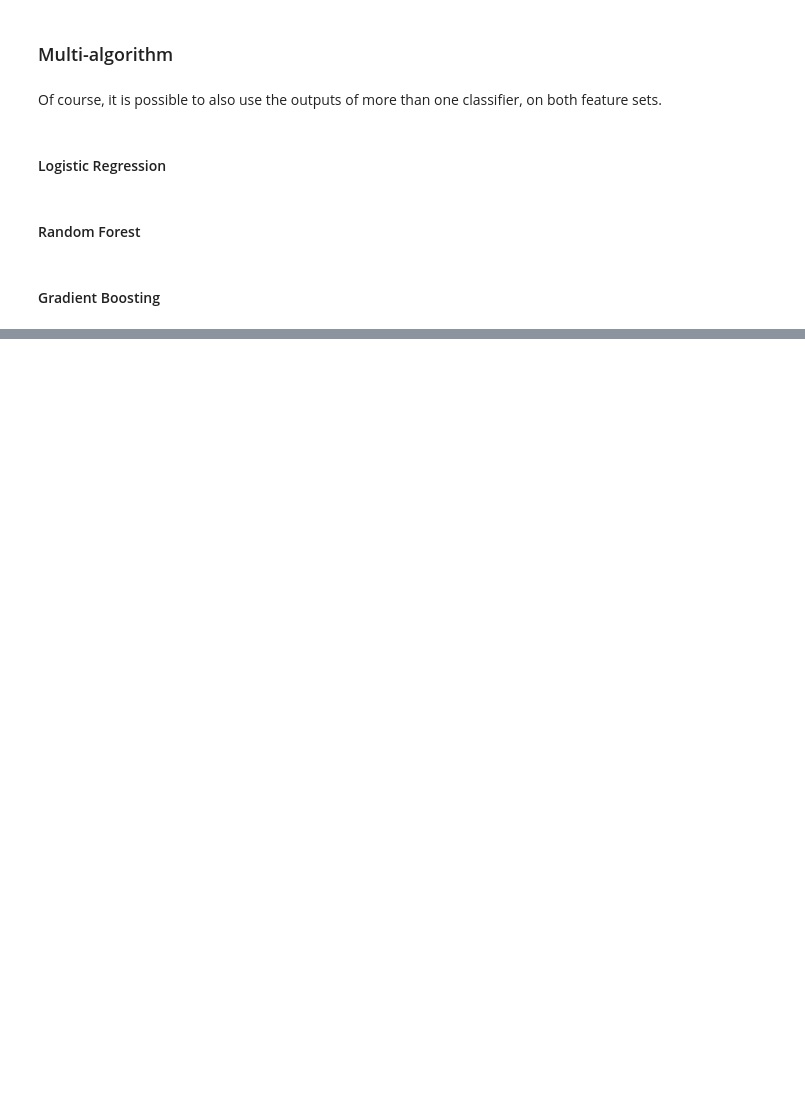
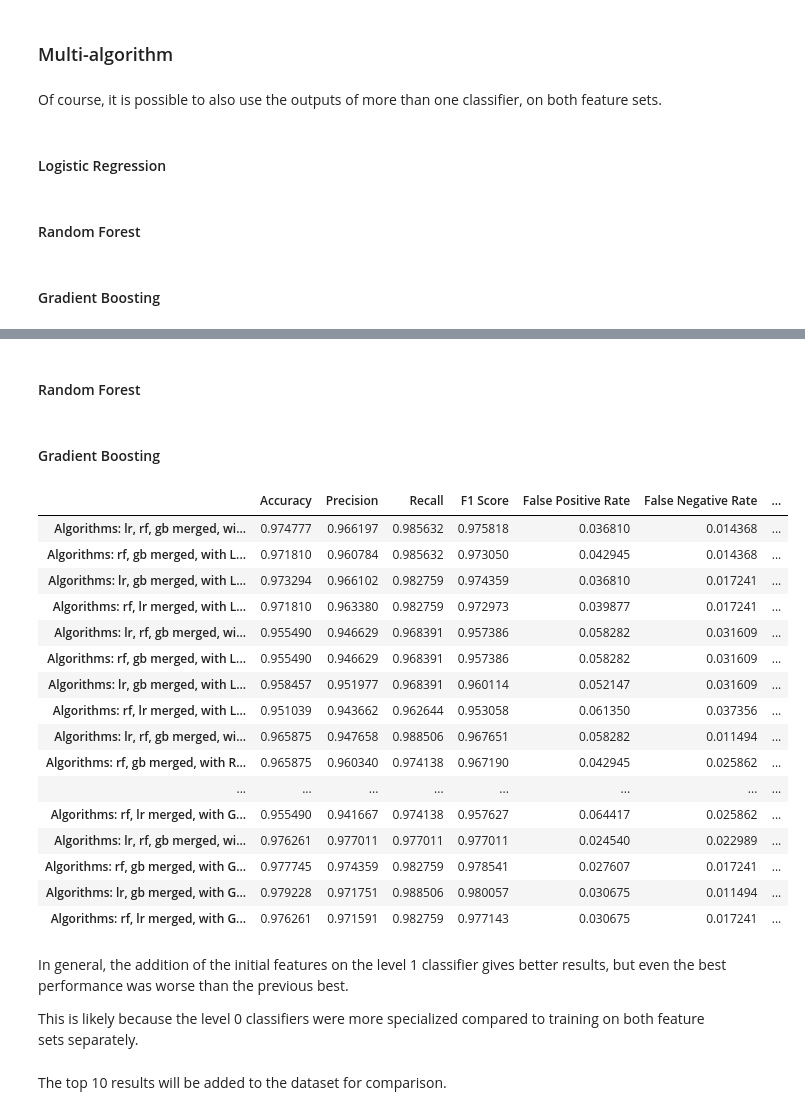
Before and after one commit to liakoyras/thesis-phishing-email-detection, a Jupyter notebook: Style and Content Classification.ipynb, the cells around one changed output, grey strips where cells are left out. Saved outputs shown, nothing was run; the diff lists cells and outputs as text; code cells hidden in the pictures; blank space fills up the shorter version.

```diff
--- a/Style and Content Classification.ipynb
+++ b/Style and Content Classification.ipynb
@@ -485,0 +496,3 @@ results_stacking_balanced_best.sort_values(by=['F1 Score'], ascending = [False])
+# %%
+train_feature_sets_balanced_merged = [{'name': 'merge', 'features': style_content_train_balanced}]
+test_feature_sets_balanced_merged = [{'name': 'merge', 'features': style_content_test_balanced}]
@@ -485,0 +508,2 @@ results_stacking_balanced_best.sort_values(by=['F1 Score'], ascending = [False])
+# %%
+results_stacking_balanced_merged = pd.DataFrame()
@@ -485,0 +545,2 @@ results_stacking_balanced_best.sort_values(by=['F1 Score'], ascending = [False])
+# %% [markdown]
+#### Random Forest
@@ -485,0 +580,61 @@ results_stacking_balanced_best.sort_values(by=['F1 Score'], ascending = [False])
+# %% [markdown]
+#### Gradient Boosting
+# %%
+stacked_clf = ml.train_stacked_models(merged_models_balanced, train_feature_sets_balanced_merged, style_train_balanced['target'], final_classifier=gb, exclude_models=['dt', 'nb'], append_features=False)
+stacked_preds = ml.test_stacked_models(merged_models_balanced, test_feature_sets_balanced_merged, style_test_balanced['target'], stacked_clf, exclude_models=['dt', 'nb'], append_features=False, result_row_name="Algorithms: lr, rf, gb merged, with GradientBoostingClassifier")
+results_stacking_balanced_merged = pd.concat([results_stacking_balanced_merged, stacked_preds['results']])
+
+stacked_clf = ml.train_stacked_models(merged_models_balanced, train_feature_sets_balanced_merged, style_train_balanced['target'], final_classifier=gb, exclude_models=['dt', 'nb', 'lr'], append_features=False)
+stacked_preds = ml.test_stacked_models(merged_models_balanced, test_feature_sets_balanced_merged, style_test_balanced['target'], stacked_clf, exclude_models=['dt', 'nb', 'lr'], append_features=False, result_row_name="Algorithms: rf, gb merged, with GradientBoostingClassifier")
+results_stacking_balanced_merged = pd.concat([results_stacking_balanced_merged, stacked_preds['results']])
+
+stacked_clf = ml.train_stacked_models(merged_models_balanced, train_feature_sets_balanced_merged, style_train_balanced['target'], final_classifier=gb, exclude_models=['dt', 'nb', 'rf'], append_features=False)
+stacked_preds = ml.test_stacked_models(merged_models_balanced, test_feature_sets_balanced_merged, style_test_balanced['target'], stacked_clf, exclude_models=['dt', 'nb', 'rf'], append_features=False, result_row_name="Algorithms: lr, gb merged, with GradientBoostingClassifier")
+results_stacking_balanced_merged = pd.concat([results_stacking_balanced_merged, stacked_preds['results']])
+
+stacked_clf = ml.train_stacked_models(merged_models_balanced, train_feature_sets_balanced_merged, style_train_balanced['target'], final_classifier=gb, exclude_models=['dt', 'nb', 'gb'], append_features=False)
+stacked_preds = ml.test_stacked_models(merged_models_balanced, test_feature_sets_balanced_merged, style_test_balanced['target'], stacked_clf, exclude_models=['dt', 'nb', 'gb'], append_features=False, result_row_name="Algorithms: rf, lr merged, with GradientBoostingClassifier")
+results_stacking_balanced_merged = pd.concat([results_stacking_balanced_merged, stacked_preds['results']])
+
+# Append features
+stacked_clf = ml.train_stacked_models(merged_models_balanced, train_feature_sets_balanced_merged, style_train_balanced['target'], final_classifier=gb, exclude_models=['dt', 'nb'], append_features=True)
+stacked_preds = ml.test_stacked_models(merged_models_balanced, test_feature_sets_balanced_merged, style_test_balanced['target'], stacked_clf, exclude_models=['dt', 'nb'], append_features=True, result_row_name="Algorithms: lr, rf, gb merged, with GradientBoostingClassifier (with appended features)")
+results_stacking_balanced_merged = pd.concat([results_stacking_balanced_merged, stacked_preds['results']])
+
+stacked_clf = ml.train_stacked_models(merged_models_balanced, train_feature_sets_balanced_merged, style_train_balanced['target'], final_classifier=gb, exclude_models=['dt', 'nb', 'lr'], append_features=True)
+stacked_preds = ml.test_stacked_models(merged_models_balanced, test_feature_sets_balanced_merged, style_test_balanced['target'], stacked_clf, exclude_models=['dt', 'nb', 'lr'], append_features=True, result_row_name="Algorithms: rf, gb merged, with GradientBoostingClassifier (with appended features)")
+results_stacking_balanced_merged = pd.concat([results_stacking_balanced_merged, stacked_preds['results']])
+
+stacked_clf = ml.train_stacked_models(merged_models_balanced, train_feature_sets_balanced_merged, style_train_balanced['target'], final_classifier=gb, exclude_models=['dt', 'nb', 'rf'], append_features=True)
+stacked_preds = ml.test_stacked_models(merged_models_balanced, test_feature_sets_balanced_merged, style_test_balanced['target'], stacked_clf, exclude_models=['dt', 'nb', 'rf'], append_features=True, result_row_name="Algorithms: lr, gb merged, with GradientBoostingClassifier (with appended features)")
+results_stacking_balanced_merged = pd.concat([results_stacking_balanced_merged, stacked_preds['results']])
+
+stacked_clf = ml.train_stacked_models(merged_models_balanced, train_feature_sets_balanced_merged, style_train_balanced['target'], final_classifier=gb, exclude_models=['dt', 'nb', 'gb'], append_features=True)
+stacked_preds = ml.test_stacked_models(merged_models_balanced, test_feature_sets_balanced_merged, style_test_balanced['target'], stacked_clf, exclude_models=['dt', 'nb', 'gb'], append_features=True, result_row_name="Algorithms: rf, lr merged, with GradientBoostingClassifier (with appended features)")
+results_stacking_balanced_merged = pd.concat([results_stacking_balanced_merged, stacked_preds['results']])
+# %%
+results_stacking_balanced_merged
+# %% [output]
+|  | Accuracy | Precision | Recall | F1 Score | False Positive Rate | False Negative Rate | ... |
+| Algorithms: lr, rf, gb merged, wi... | 0.974777 | 0.966197 | 0.985632 | 0.975818 | 0.036810 | 0.014368 | ... |
+| Algorithms: rf, gb merged, with L... | 0.971810 | 0.960784 | 0.985632 | 0.973050 | 0.042945 | 0.014368 | ... |
+| Algorithms: lr, gb merged, with L... | 0.973294 | 0.966102 | 0.982759 | 0.974359 | 0.036810 | 0.017241 | ... |
+| Algorithms: rf, lr merged, with L... | 0.971810 | 0.963380 | 0.982759 | 0.972973 | 0.039877 | 0.017241 | ... |
+| Algorithms: lr, rf, gb merged, wi... | 0.955490 | 0.946629 | 0.968391 | 0.957386 | 0.058282 | 0.031609 | ... |
+| Algorithms: rf, gb merged, with L... | 0.955490 | 0.946629 | 0.968391 | 0.957386 | 0.058282 | 0.031609 | ... |
+| Algorithms: lr, gb merged, with L... | 0.958457 | 0.951977 | 0.968391 | 0.960114 | 0.052147 | 0.031609 | ... |
+| Algorithms: rf, lr merged, with L... | 0.951039 | 0.943662 | 0.962644 | 0.953058 | 0.061350 | 0.037356 | ... |
+| Algorithms: lr, rf, gb merged, wi... | 0.965875 | 0.947658 | 0.988506 | 0.967651 | 0.058282 | 0.011494 | ... |
+| Algorithms: rf, gb merged, with R... | 0.965875 | 0.960340 | 0.974138 | 0.967190 | 0.042945 | 0.025862 | ... |
+| ... | ... | ... | ... | ... | ... | ... | ... |
+| Algorithms: rf, lr merged, with G... | 0.955490 | 0.941667 | 0.974138 | 0.957627 | 0.064417 | 0.025862 | ... |
+| Algorithms: lr, rf, gb merged, wi... | 0.976261 | 0.977011 | 0.977011 | 0.977011 | 0.024540 | 0.022989 | ... |
+| Algorithms: rf, gb merged, with G... | 0.977745 | 0.974359 | 0.982759 | 0.978541 | 0.027607 | 0.017241 | ... |
+| Algorithms: lr, gb merged, with G... | 0.979228 | 0.971751 | 0.988506 | 0.980057 | 0.030675 | 0.011494 | ... |
+| Algorithms: rf, lr merged, with G... | 0.976261 | 0.971591 | 0.982759 | 0.977143 | 0.030675 | 0.017241 | ... |
+# %% [markdown]
+In general, the addition of the initial features on the level 1 classifier gives better results, but even the best performance was worse than the previous best.
+
+This is likely because the level 0 classifiers were more specialized compared to training on both feature sets separately.
+# %% [markdown]
+The top 10 results will be added to the dataset for comparison.
```
Also changed, not shown: parts of 51 cells of this notebook.
